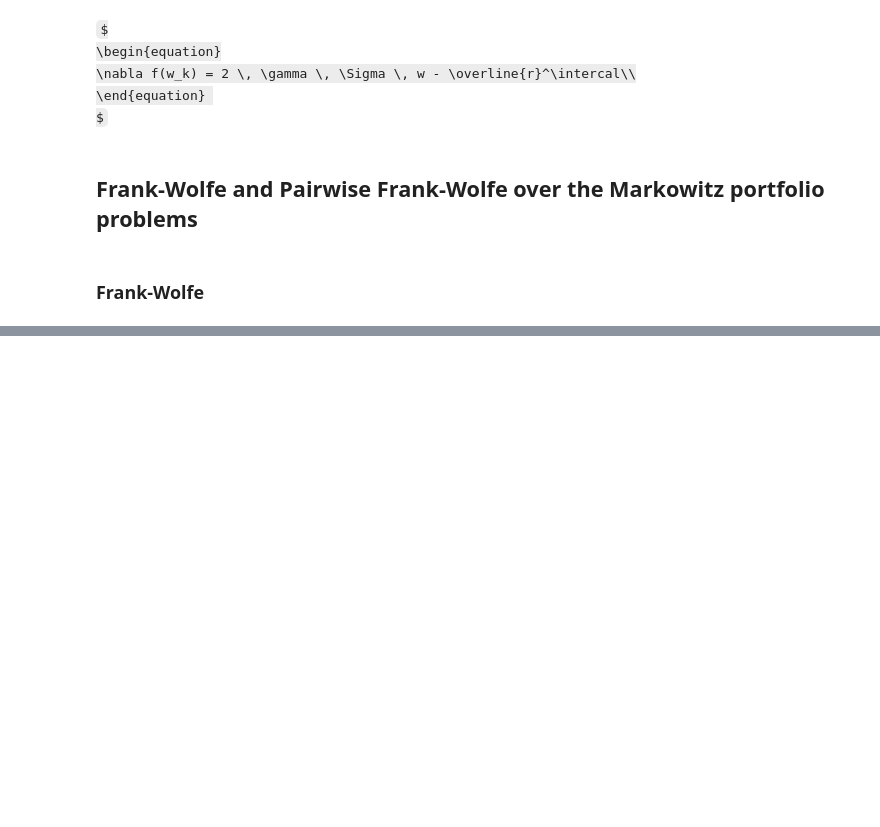
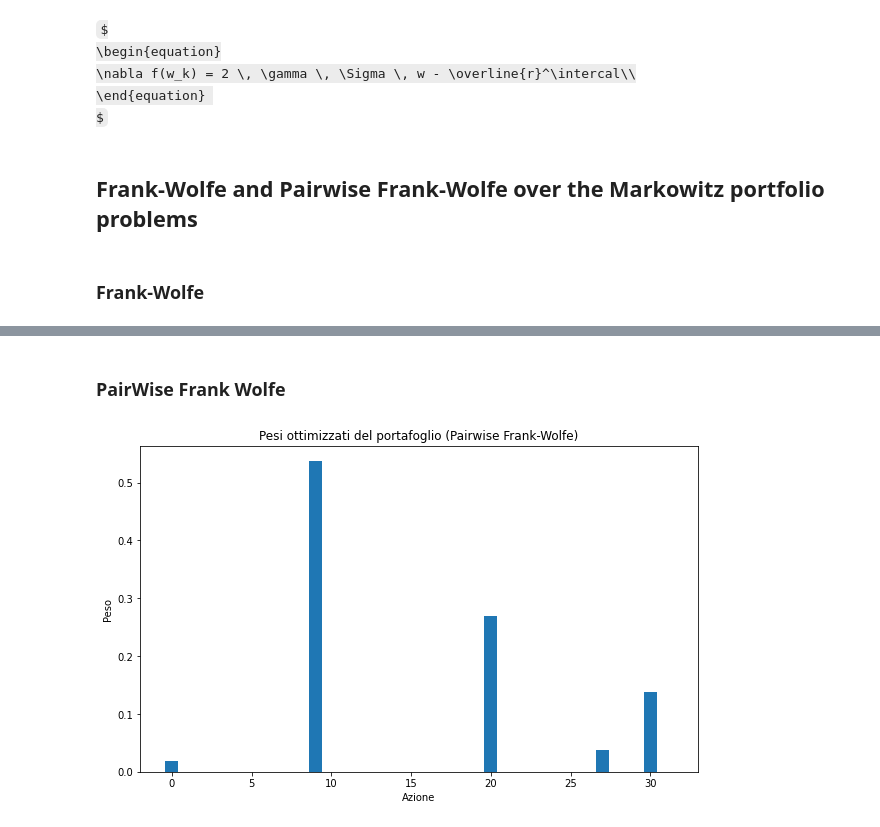
Before and after one commit to RobEngin/Methods-for-Portfolio-Optimization, a Jupyter notebook: opt-project.ipynb, the cells around one changed output, grey strips where cells are left out. Saved outputs shown, nothing was run; the diff lists cells and outputs as text; code cells hidden in the pictures; some formulas as TeX source; blank space fills up the shorter version.

```diff
--- a/opt-project.ipynb
+++ b/opt-project.ipynb
@@ -422,0 +489,42 @@ Risk:  0.179 %
+# %% [markdown]
+### PairWise Frank Wolfe
+# %%
+def pairwise_frank_wolfe(nStocks, mean_returns, cov_matrix, RISK_AVERSION, max_iter=1000, tol=1e-6):
+    weights = np.ones(nStocks) / nStocks
+
+    for iteration in range(max_iter):
+        grad = gradient(weights, mean_returns, cov_matrix, RISK_AVERSION)
+
+        # Trova gli indici con il gradiente minimo e massimo
+        i = np.argmin(grad)
+        j = np.argmax(grad)
+
+        # Calcola gamma ottimale per la mossa pairwise
+        if grad[i] < grad[j]:
+            gamma_optimal = np.clip((grad[j] - grad[i]) / (RISK_AVERSION * 2 * np.dot(weights, cov_matrix[:, j] - cov_matrix[:, i])), 0, 1)
+        else:
+            gamma_optimal = 0
+
+        weights[i] += gamma_optimal
+        weights[j] -= gamma_optimal
+
+        weights = np.clip(weights, 0, 1)
+        weights /= np.sum(weights)
+
+        if np.linalg.norm(grad) < tol:
+            break
+
+    return weights
+
+# Esegui l'ottimizzazione con Pairwise Frank-Wolfe
+optimal_weights_pw = pairwise_frank_wolfe(nStocks, mean_returns, cov_matrix, RISK_AVERSION)
+
+# Crea l'istogramma dei pesi
+plt.figure(figsize=(10, 6))
+plt.bar(range(nStocks), optimal_weights_pw)
+plt.xlabel('Azione')
+plt.ylabel('Peso')
+plt.title('Pesi ottimizzati del portafoglio (Pairwise Frank-Wolfe)')
+plt.show()
+# %% [output]
+[figure, added]
```
Also changed, not shown: parts of 14 cells of this notebook, 9 other files.
